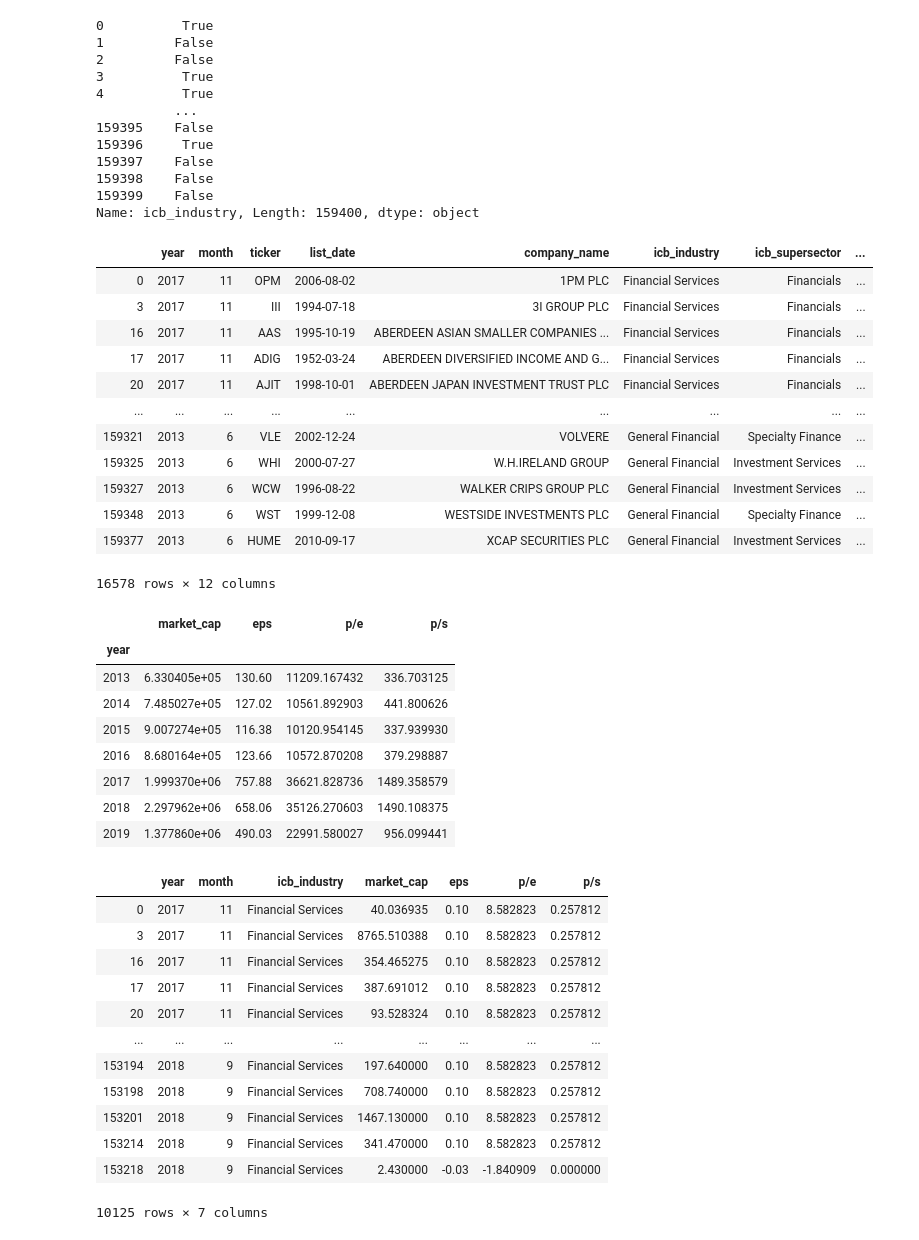
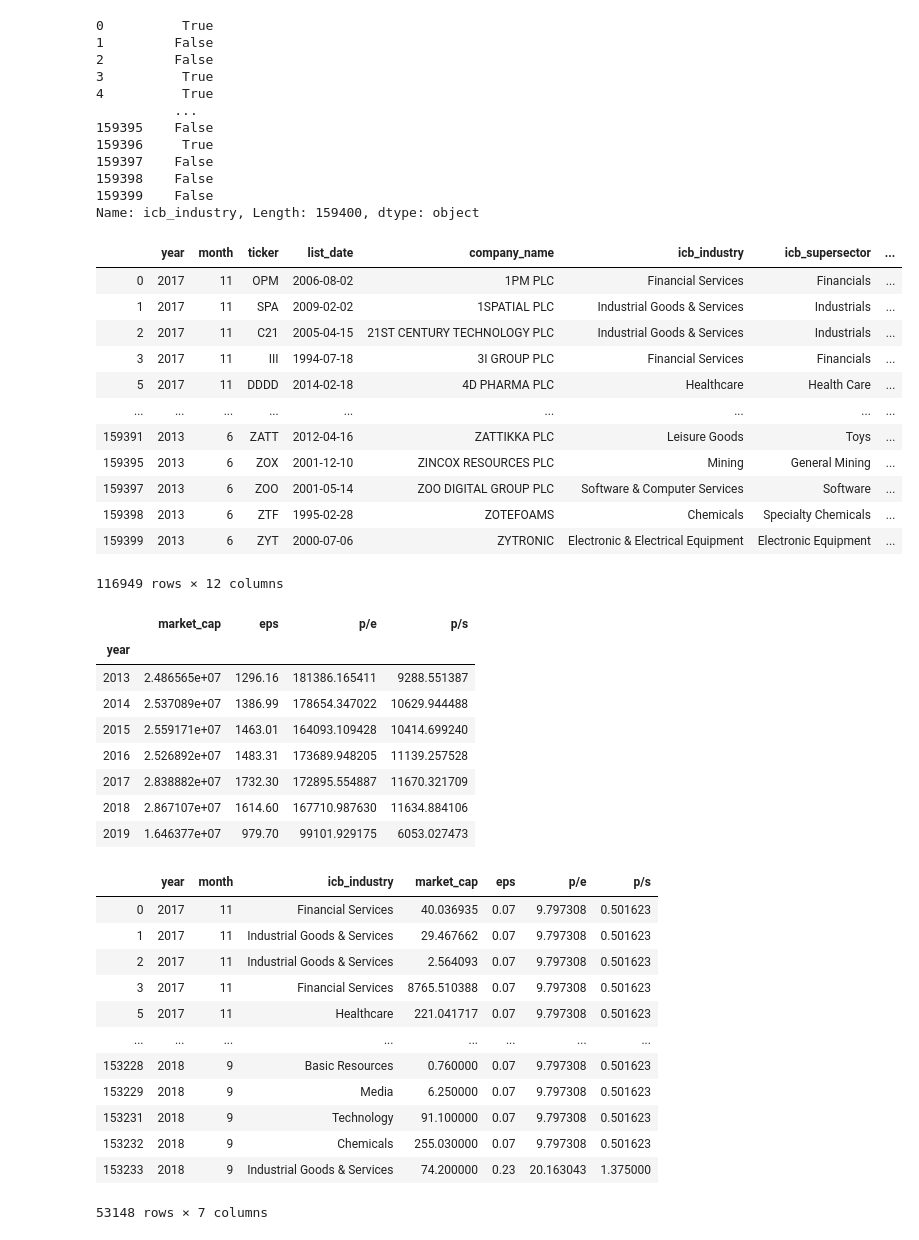
Before and after one commit to Khumo94/citadel-datathon-2019, a Jupyter notebook: economic_impact.ipynb, the cells around one changed output. Saved outputs shown, nothing was run; the diff lists cells and outputs as text; code cells hidden in the pictures.

```diff
--- a/economic_impact.ipynb
+++ b/economic_impact.ipynb
@@ -94,57 +94,57 @@ finance_sector
 159399    False
 Name: icb_industry, Length: 159400, dtype: object
 # %%
-finance_sector_df = lse_historical_data[finance_sector == True]
-finance_sector_df = finance_sector_df[finance_sector_df['country_of_incorporation'] == 'United Kingdom']
+# finance_sector_df = lse_historical_data[finance_sector == True]
+finance_sector_df = lse_historical_data[lse_historical_data['country_of_incorporation'] == 'United Kingdom']
 finance_sector_df['eps'].fillna(finance_sector_df['eps'].median(), inplace=True)
 finance_sector_df['p/e'].fillna(finance_sector_df['p/e'].median(), inplace=True)
 finance_sector_df['p/s'].fillna(finance_sector_df['p/s'].median(), inplace=True)
 finance_sector_df
 # %% [output]
 |  | year | month | ticker | list_date | company_name | icb_industry | icb_supersector | ... |
 | 0 | 2017 | 11 | OPM | 2006-08-02 | 1PM PLC | Financial Services | Financials | ... |
+| 1 | 2017 | 11 | SPA | 2009-02-02 | 1SPATIAL PLC | Industrial Goods & Services | Industrials | ... |
+| 2 | 2017 | 11 | C21 | 2005-04-15 | 21ST CENTURY TECHNOLOGY PLC | Industrial Goods & Services | Industrials | ... |
 | 3 | 2017 | 11 | III | 1994-07-18 | 3I GROUP PLC | Financial Services | Financials | ... |
-| 16 | 2017 | 11 | AAS | 1995-10-19 | ABERDEEN ASIAN SMALLER COMPANIES ... | Financial Services | Financials | ... |
-| 17 | 2017 | 11 | ADIG | 1952-03-24 | ABERDEEN DIVERSIFIED INCOME AND G... | Financial Services | Financials | ... |
-| 20 | 2017 | 11 | AJIT | 1998-10-01 | ABERDEEN JAPAN INVESTMENT TRUST PLC | Financial Services | Financials | ... |
+| 5 | 2017 | 11 | DDDD | 2014-02-18 | 4D PHARMA PLC | Healthcare | Health Care | ... |
 | ... | ... | ... | ... | ... | ... | ... | ... | ... |
-| 159321 | 2013 | 6 | VLE | 2002-12-24 | VOLVERE | General Financial | Specialty Finance | ... |
-| 159325 | 2013 | 6 | WHI | 2000-07-27 | W.H.IRELAND GROUP | General Financial | Investment Services | ... |
-| 159327 | 2013 | 6 | WCW | 1996-08-22 | WALKER CRIPS GROUP PLC | General Financial | Investment Services | ... |
-| 159348 | 2013 | 6 | WST | 1999-12-08 | WESTSIDE INVESTMENTS PLC | General Financial | Specialty Finance | ... |
-| 159377 | 2013 | 6 | HUME | 2010-09-17 | XCAP SECURITIES PLC | General Financial | Investment Services | ... |
+| 159391 | 2013 | 6 | ZATT | 2012-04-16 | ZATTIKKA PLC | Leisure Goods | Toys | ... |
+| 159395 | 2013 | 6 | ZOX | 2001-12-10 | ZINCOX RESOURCES PLC | Mining | General Mining | ... |
+| 159397 | 2013 | 6 | ZOO | 2001-05-14 | ZOO DIGITAL GROUP PLC | Software & Computer Services | Software | ... |
+| 159398 | 2013 | 6 | ZTF | 1995-02-28 | ZOTEFOAMS | Chemicals | Specialty Chemicals | ... |
+| 159399 | 2013 | 6 | ZYT | 2000-07-06 | ZYTRONIC | Electronic & Electrical Equipment | Electronic Equipment | ... |
-16578 rows × 12 columns
+116949 rows × 12 columns
 # %%
 finance_sector_df_by_year = finance_sector_df.groupby('year').sum()
 finance_sector_df_by_year
 # %% [output]
 |  | market_cap | eps | p/e | p/s |
 | year |  |  |  |  |
-| 2013 | 6.330405e+05 | 130.60 | 11209.167432 | 336.703125 |
-| 2014 | 7.485027e+05 | 127.02 | 10561.892903 | 441.800626 |
-| 2015 | 9.007274e+05 | 116.38 | 10120.954145 | 337.939930 |
-| 2016 | 8.680164e+05 | 123.66 | 10572.870208 | 379.298887 |
-| 2017 | 1.999370e+06 | 757.88 | 36621.828736 | 1489.358579 |
-| 2018 | 2.297962e+06 | 658.06 | 35126.270603 | 1490.108375 |
-| 2019 | 1.377860e+06 | 490.03 | 22991.580027 | 956.099441 |
+| 2013 | 2.486565e+07 | 1296.16 | 181386.165411 | 9288.551387 |
+| 2014 | 2.537089e+07 | 1386.99 | 178654.347022 | 10629.944488 |
+| 2015 | 2.559171e+07 | 1463.01 | 164093.109428 | 10414.699240 |
+| 2016 | 2.526892e+07 | 1483.31 | 173689.948205 | 11139.257528 |
+| 2017 | 2.838882e+07 | 1732.30 | 172895.554887 | 11670.321709 |
+| 2018 | 2.867107e+07 | 1614.60 | 167710.987630 | 11634.884106 |
+| 2019 | 1.646377e+07 | 979.70 | 99101.929175 | 6053.027473 |
 # %%
 finance_sector_condensed = finance_sector_df[['year', 'month', 'icb_industry', 'market_cap', 'eps', 'p/e', 'p/s']]
 finance_sector_2016_2018 = finance_sector_condensed[(finance_sector_df['year'] >= 2016) & (finance_sector_df['year'] <= 2018)]
 finance_sector_2016_2018
 # %% [output]
 |  | year | month | icb_industry | market_cap | eps | p/e | p/s |
-| 0 | 2017 | 11 | Financial Services | 40.036935 | 0.10 | 8.582823 | 0.257812 |
-| 3 | 2017 | 11 | Financial Services | 8765.510388 | 0.10 | 8.582823 | 0.257812 |
-| 16 | 2017 | 11 | Financial Services | 354.465275 | 0.10 | 8.582823 | 0.257812 |
-| 17 | 2017 | 11 | Financial Services | 387.691012 | 0.10 | 8.582823 | 0.257812 |
-| 20 | 2017 | 11 | Financial Services | 93.528324 | 0.10 | 8.582823 | 0.257812 |
+| 0 | 2017 | 11 | Financial Services | 40.036935 | 0.07 | 9.797308 | 0.501623 |
+| 1 | 2017 | 11 | Industrial Goods & Services | 29.467662 | 0.07 | 9.797308 | 0.501623 |
+| 2 | 2017 | 11 | Industrial Goods & Services | 2.564093 | 0.07 | 9.797308 | 0.501623 |
+| 3 | 2017 | 11 | Financial Services | 8765.510388 | 0.07 | 9.797308 | 0.501623 |
+| 5 | 2017 | 11 | Healthcare | 221.041717 | 0.07 | 9.797308 | 0.501623 |
 | ... | ... | ... | ... | ... | ... | ... | ... |
-| 153194 | 2018 | 9 | Financial Services | 197.640000 | 0.10 | 8.582823 | 0.257812 |
-| 153198 | 2018 | 9 | Financial Services | 708.740000 | 0.10 | 8.582823 | 0.257812 |
-| 153201 | 2018 | 9 | Financial Services | 1467.130000 | 0.10 | 8.582823 | 0.257812 |
-| 153214 | 2018 | 9 | Financial Services | 341.470000 | 0.10 | 8.582823 | 0.257812 |
-| 153218 | 2018 | 9 | Financial Services | 2.430000 | -0.03 | -1.840909 | 0.000000 |
+| 153228 | 2018 | 9 | Basic Resources | 0.760000 | 0.07 | 9.797308 | 0.501623 |
+| 153229 | 2018 | 9 | Media | 6.250000 | 0.07 | 9.797308 | 0.501623 |
+| 153231 | 2018 | 9 | Technology | 91.100000 | 0.07 | 9.797308 | 0.501623 |
+| 153232 | 2018 | 9 | Chemicals | 255.030000 | 0.07 | 9.797308 | 0.501623 |
+| 153233 | 2018 | 9 | Industrial Goods & Services | 74.200000 | 0.23 | 20.163043 | 1.375000 |
-10125 rows × 7 columns
+53148 rows × 7 columns
 # %%
 finance_sector_2016_2018_by_month = finance_sector_2016_2018.groupby(['year', 'month']).sum().reset_index()
 finance_sector_2016_2018_by_month[['year', 'month']] = finance_sector_2016_2018_by_month[['year', 'month']].astype('int64')
```
Also changed, not shown: parts of 4 cells of this notebook.
